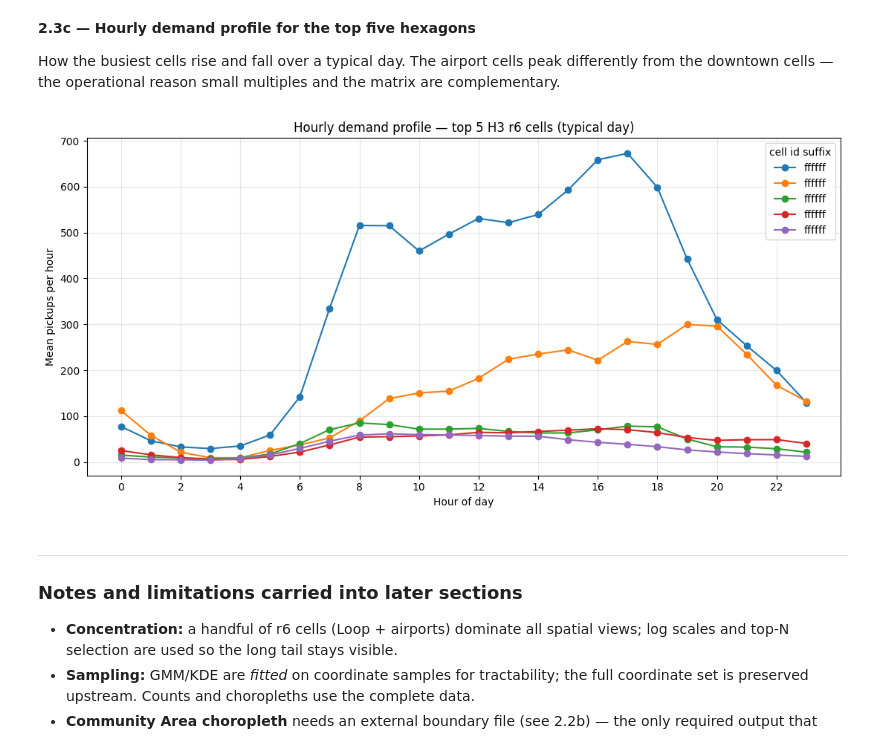
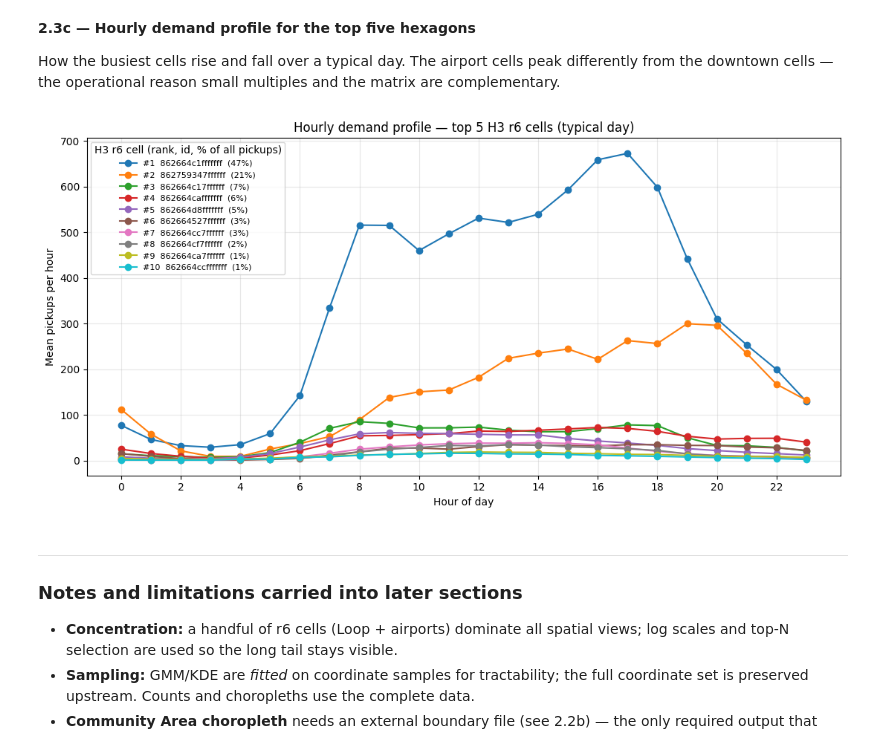
Before and after one commit to mariusmeurer/AAA-assignment, a Jupyter notebook: personal_kati/Task2.ipynb, the cells around one changed output. Drawn from its saved outputs; the diff is of its cells as text; code cells hidden in the pictures.

```diff
--- a/personal_kati/Task2.ipynb
+++ b/personal_kati/Task2.ipynb
@@ -144,6 +144,7 @@ agg_h3r7_total     = _load("agg_h3r7_total")       # (h3_r7) -> n_trips
 agg_h3r8_total     = _load("agg_h3r8_total")
 agg_ca_total       = _load("agg_ca_total")         # (pickup_community_area) -> n_trips
 agg_h3r6_dow_hour  = _load("agg_h3r6_dow_hour")    # (h3_r6, day_of_week, hour) -> n_trips
+agg_h3r6_dow_hour["n_trips"] = agg_h3r6_dow_hour["n_trips"].astype("int64")
 calendar_counts    = _load("calendar_counts")      # (day_of_week) -> n_dates
 
 TOTAL_DATES = int(calendar_counts["n_dates"].sum())
@@ -567,23 +660,37 @@ colour scale keeps the airport/Loop cells from flattening everything else.
 # %%
+import h3
+
 N_TOP = 12
 cell_tot = agg_h3r6_dow_hour.groupby("h3_r6")["n_trips"].sum().sort_values(ascending=False)
 top_cells = cell_tot.head(N_TOP).index.tolist()
+total_all = cell_tot.sum()
 
-# mean pickups per hour-of-day = sum over all dow of n_trips / TOTAL_DATES
+# Label cells by rank, H3 cell ID, centroid coordinates, and share of all pickups
+# (H3 cells are a uniform geometric grid — they do not correspond to city districts)
+print("Top H3 r6 cells by demand:")
+labels = []
+for rank, c in enumerate(top_cells, 1):
+    lat, lng = h3.cell_to_latlng(c)
+    share = cell_tot[c] / total_all * 100
+    print(f"  #{rank:>2}  {c}  ({lat:.4f}, {lng:.4f})  {share:5.1f}%")
+    labels.append(f"#{rank}  {c}  {share:.0f}%")
+
+# Mean pickups per hour-of-day
 hour_of_day = (agg_h3r6_dow_hour.groupby(["h3_r6", "hour"])["n_trips"].sum()
                / TOTAL_DATES).rename("mean_demand").reset_index()
 pivot = (hour_of_day[hour_of_day["h3_r6"].isin(top_cells)]
          .pivot(index="h3_r6", columns="hour", values="mean_demand")
-         .reindex(index=top_cells, columns=range(24)).fillna(0))
+         .reindex(index=top_cells, columns=range(24)).fillna(0)
+         .astype("float64"))
 
-fig, ax = plt.subplots(figsize=(12, 6))
+# Heatmap
+fig, ax = plt.subplots(figsize=(13, 6))
 im = ax.imshow(pivot.values, aspect="auto", cmap="viridis",
                norm=LogNorm(vmin=max(pivot.values[pivot.values > 0].min(), 0.1),
                             vmax=pivot.values.max()))
-ax.set_yticks(range(N_TOP))
-ax.set_yticklabels([c[-6:] for c in top_cells])  # short cell suffix
+ax.set_yticks(range(N_TOP)); ax.set_yticklabels(labels, fontsize=8, fontfamily="monospace")
 ax.set_xticks(range(0, 24, 2)); ax.set_xlabel("Hour of day")
-ax.set_ylabel("Top H3 r6 cells (id suffix)")
+ax.set_ylabel("H3 r6 cell (rank, cell ID, % of all pickups)")
 ax.set_title(f"Mean pickups per hour — top {N_TOP} cells × hour")
 fig.colorbar(im, ax=ax, label="Mean pickups / hour (log)")
 plt.tight_layout(); plt.show()
@@ -631,19 +750,24 @@ plt.show()
 How the busiest cells rise and fall over a typical day. The airport cells peak differently from
 the downtown cells — the operational reason small multiples and the matrix are complementary.
 # %%
-top5 = cell_tot.head(5).index.tolist()
+top5 = cell_tot.head(10).index.tolist()
+total_all = cell_tot.sum()
+
 fig, ax = plt.subplots(figsize=(11, 5.5))
-for c in top5:
+for rank, c in enumerate(top5, 1):
     series = (hour_of_day[hour_of_day["h3_r6"] == c]
               .set_index("hour")["mean_demand"].reindex(range(24), fill_value=0))
-    ax.plot(series.index, series.values, marker="o", label=c[-6:])
+    share = cell_tot[c] / total_all * 100
+    ax.plot(series.index, series.values, marker="o",
+            label=f"#{rank}  {c}  ({share:.0f}%)")
 ax.set_xticks(range(0, 24, 2)); ax.set_xlabel("Hour of day")
 ax.set_ylabel("Mean pickups per hour")
 ax.set_title("Hourly demand profile — top 5 H3 r6 cells (typical day)")
-ax.grid(True, alpha=0.3); ax.legend(title="cell id suffix")
+ax.grid(True, alpha=0.3)
+ax.legend(title="H3 r6 cell (rank, id, % of all pickups)", fontsize=8)
 plt.tight_layout(); plt.show()
 # %% [output]
-[figure, old version]
+[figure, new version]
 # %% [markdown]
 ---
 ### Notes and limitations carried into later sections
```
Also changed, not shown: parts of 10 cells of this notebook.
